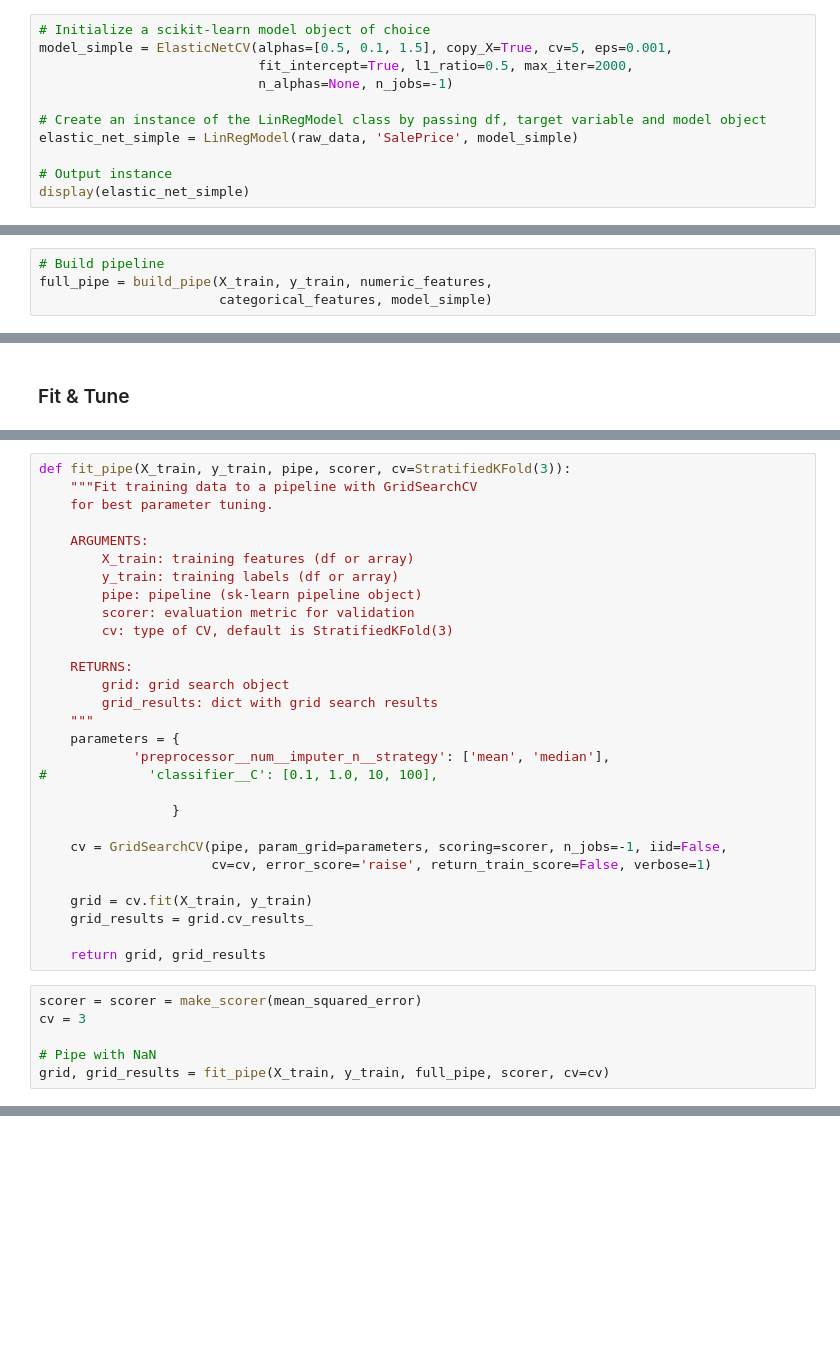
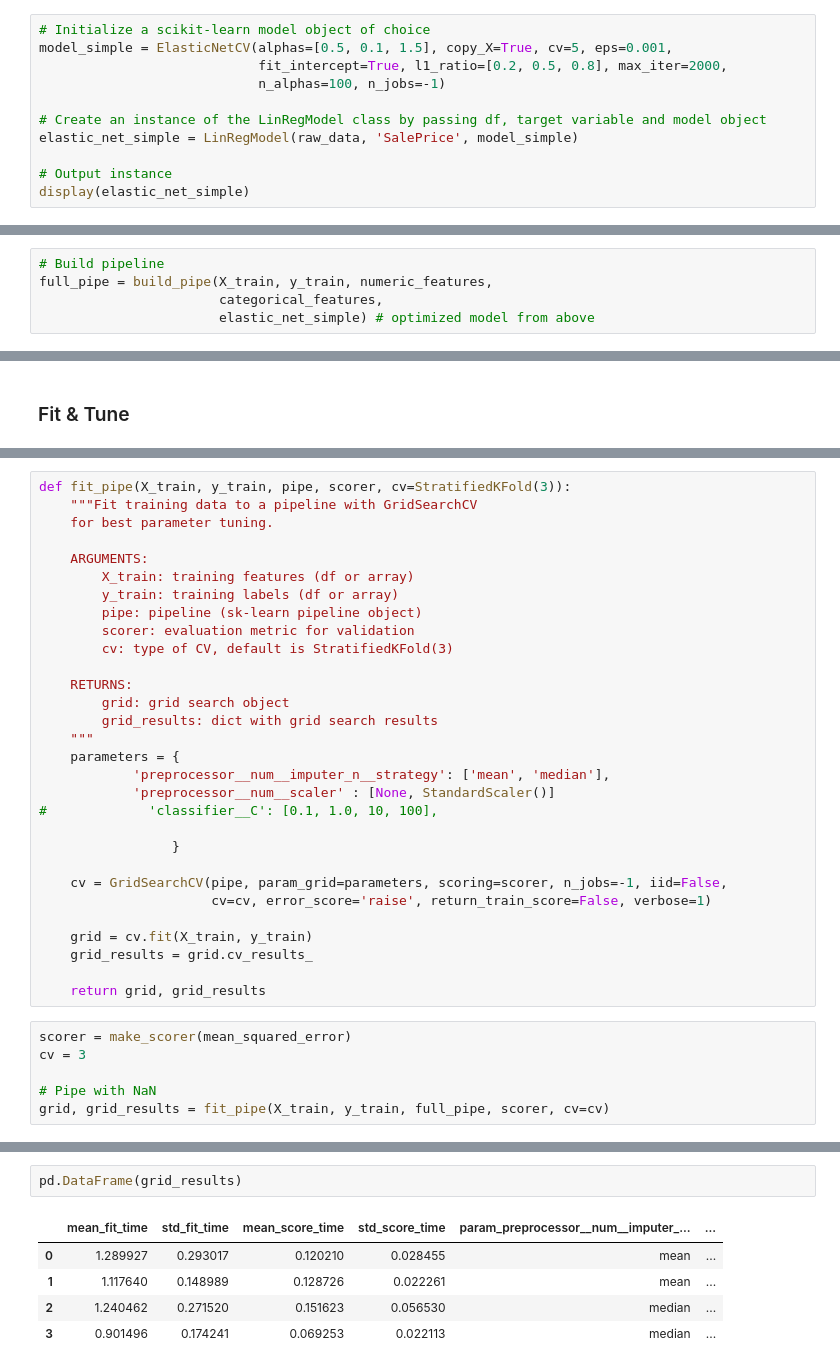
Before and after one commit to rbuerki/projects-ml, a Jupyter notebook: price_prediction_ames_housing/2-Modelling_Elastic_Net.ipynb, the cells around one changed output, grey strips where cells are left out. Drawn from its saved outputs; the diff is of its cells as text; blank space fills up the shorter version.

```diff
--- a/price_prediction_ames_housing/2-Modelling_Elastic_Net.ipynb
+++ b/price_prediction_ames_housing/2-Modelling_Elastic_Net.ipynb
@@ -65,8 +70,8 @@ Use my 'quick & dirty' function for a baseline model on unprocessed data.
 # %%
 # Initialize a scikit-learn model object of choice
 model_simple = ElasticNetCV(alphas=[0.5, 0.1, 1.5], copy_X=True, cv=5, eps=0.001,
-                            fit_intercept=True, l1_ratio=0.5, max_iter=2000,
-                            n_alphas=None, n_jobs=-1)
+                            fit_intercept=True, l1_ratio=[0.2, 0.5, 0.8], max_iter=2000,
+                            n_alphas=100, n_jobs=-1)
 
 # Create an instance of the LinRegModel class by passing df, target variable and model object
 elastic_net_simple = LinRegModel(raw_data, 'SalePrice', model_simple)
@@ -227,7 +243,8 @@ def build_pipe(X_train, y_train, numeric_features, categorical_features, clf):
 # %%
 # Build pipeline
 full_pipe = build_pipe(X_train, y_train, numeric_features,
-                       categorical_features, model_simple)
+                       categorical_features,
+                       elastic_net_simple) # optimized model from above
 # %%
 # Build pipeline for train set without NaN
 full_pipe_reduced = build_pipe(X_train_reduced, y_train_reduced,
@@ -253,6 +273,7 @@ def fit_pipe(X_train, y_train, pipe, scorer, cv=StratifiedKFold(3)):
     """
     parameters = {
             'preprocessor__num__imputer_n__strategy': ['mean', 'median'],
+            'preprocessor__num__scaler' : [None, StandardScaler()]
 #             'classifier__C': [0.1, 1.0, 10, 100],
 
                  }
@@ -265,7 +286,7 @@ def fit_pipe(X_train, y_train, pipe, scorer, cv=StratifiedKFold(3)):
 
     return grid, grid_results
 # %%
-scorer = scorer = make_scorer(mean_squared_error)
+scorer = make_scorer(mean_squared_error)
 cv = 3
 
 # Pipe with NaN
@@ -288,3 +298,11 @@ Pipeline(memory=None,
+# %%
+pd.DataFrame(grid_results)
+# %% [output]
+|  | mean_fit_time | std_fit_time | mean_score_time | std_score_time | param_preprocessor__num__imputer_... | ... |
+| 0 | 1.289927 | 0.293017 | 0.120210 | 0.028455 | mean | ... |
+| 1 | 1.117640 | 0.148989 | 0.128726 | 0.022261 | mean | ... |
+| 2 | 1.240462 | 0.271520 | 0.151623 | 0.056530 | median | ... |
+| 3 | 0.901496 | 0.174241 | 0.069253 | 0.022113 | median | ... |
 # %%
 grid.best_score_
 # %% [output]
```
Also changed, not shown: parts of 40 cells of this notebook.
